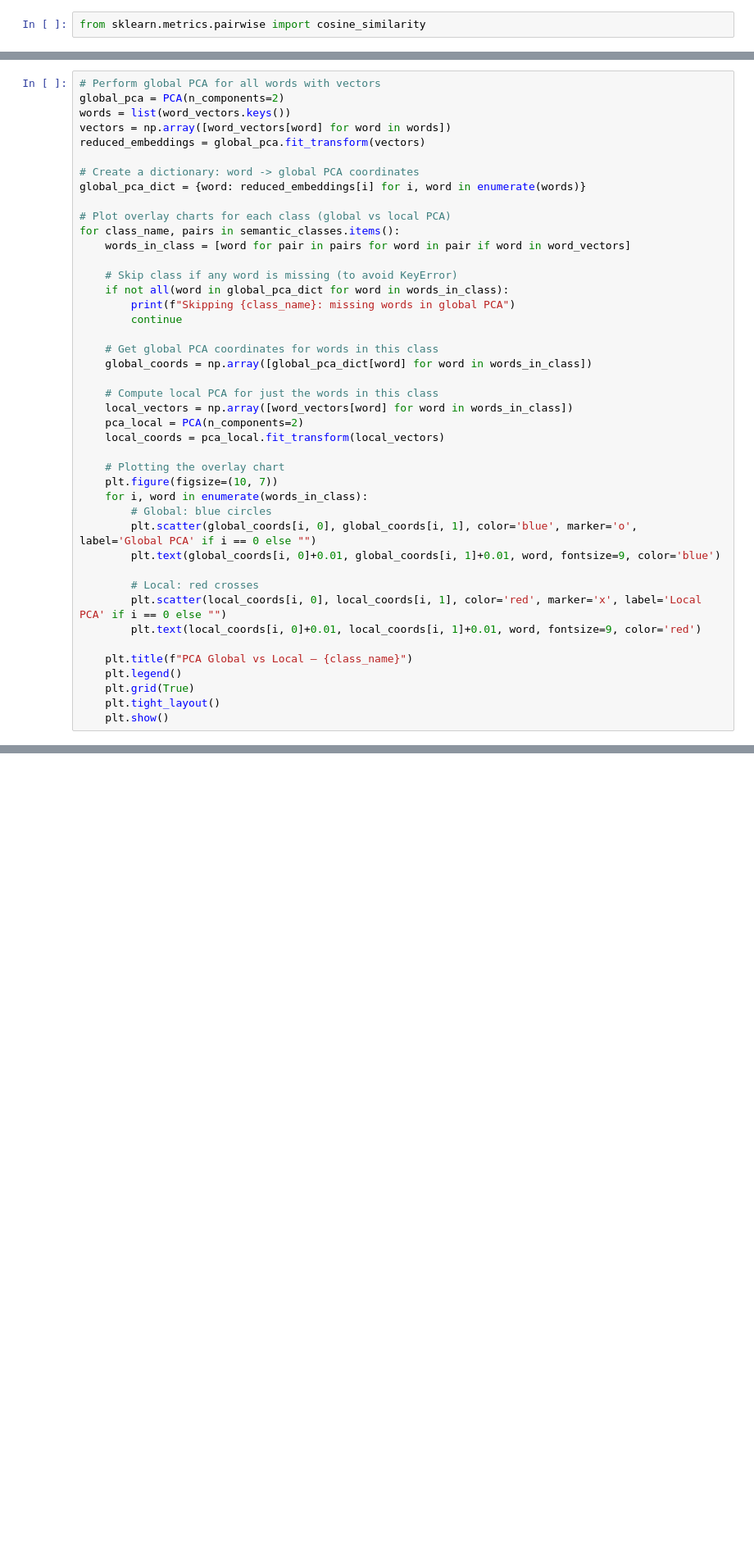
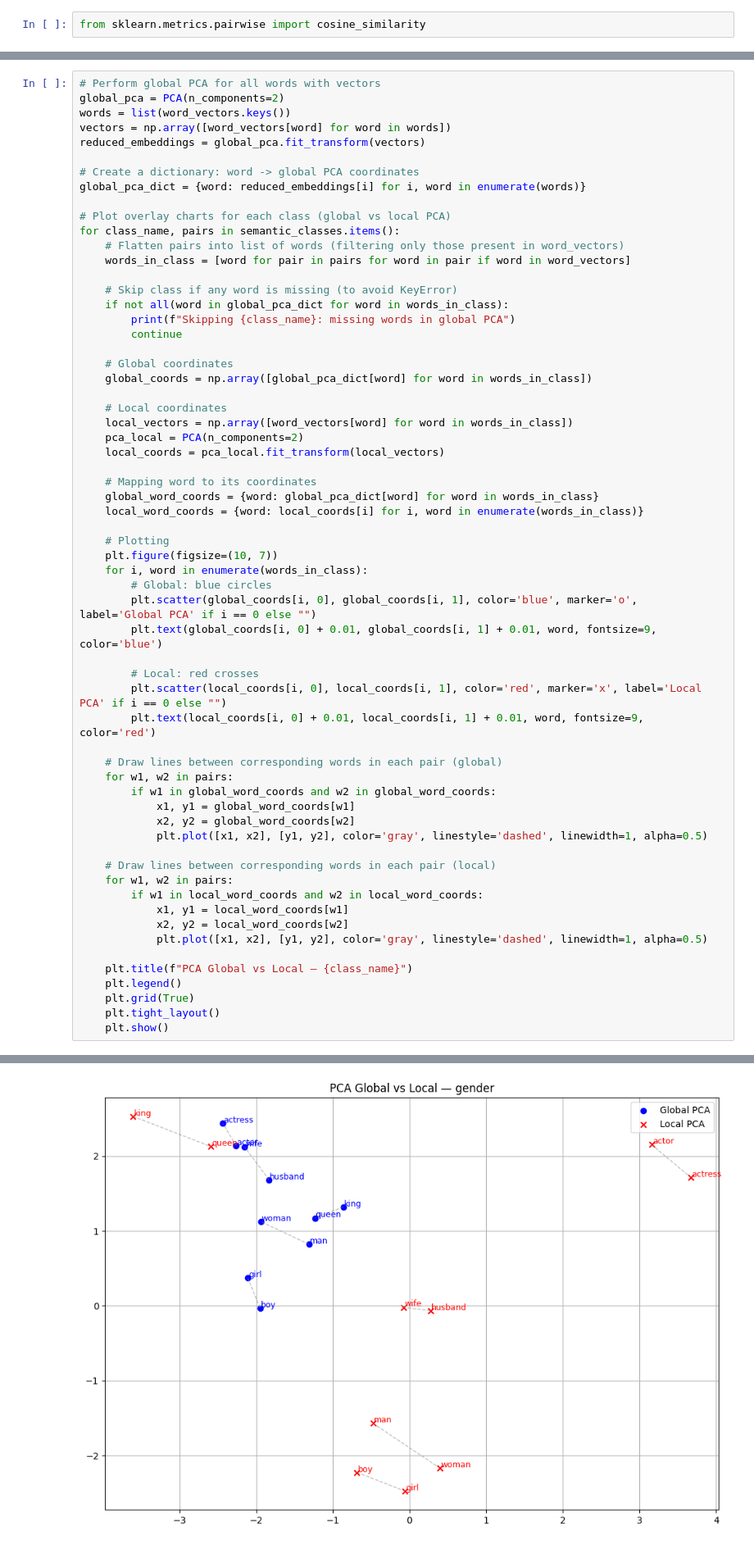
Before and after one commit to TrzeciakPiotr2300/Uczenie_Maszynowe_2025, a Jupyter notebook: HW_lab12.ipynb, the cells around one changed output, grey strips where cells are left out. Shown at 82% size. Drawn from its saved outputs; the diff is of its cells as text; blank space fills up the shorter version.

```diff
--- a/HW_lab12.ipynb
+++ b/HW_lab12.ipynb
@@ -217,6 +274,7 @@ global_pca_dict = {word: reduced_embeddings[i] for i, word in enumerate(words)}
 
 # Plot overlay charts for each class (global vs local PCA)
 for class_name, pairs in semantic_classes.items():
+    # Flatten pairs into list of words (filtering only those present in word_vectors)
     words_in_class = [word for pair in pairs for word in pair if word in word_vectors]
 
     # Skip class if any word is missing (to avoid KeyError)
@@ -224,24 +282,42 @@ for class_name, pairs in semantic_classes.items():
         print(f"Skipping {class_name}: missing words in global PCA")
         continue
 
-    # Get global PCA coordinates for words in this class
+    # Global coordinates
     global_coords = np.array([global_pca_dict[word] for word in words_in_class])
 
-    # Compute local PCA for just the words in this class
+    # Local coordinates
     local_vectors = np.array([word_vectors[word] for word in words_in_class])
     pca_local = PCA(n_components=2)
     local_coords = pca_local.fit_transform(local_vectors)
 
-    # Plotting the overlay chart
+    # Mapping word to its coordinates
+    global_word_coords = {word: global_pca_dict[word] for word in words_in_class}
+    local_word_coords = {word: local_coords[i] for i, word in enumerate(words_in_class)}
+
+    # Plotting
     plt.figure(figsize=(10, 7))
     for i, word in enumerate(words_in_class):
         # Global: blue circles
         plt.scatter(global_coords[i, 0], global_coords[i, 1], color='blue', marker='o', label='Global PCA' if i == 0 else "")
-        plt.text(global_coords[i, 0]+0.01, global_coords[i, 1]+0.01, word, fontsize=9, color='blue')
+        plt.text(global_coords[i, 0] + 0.01, global_coords[i, 1] + 0.01, word, fontsize=9, color='blue')
 
         # Local: red crosses
         plt.scatter(local_coords[i, 0], local_coords[i, 1], color='red', marker='x', label='Local PCA' if i == 0 else "")
-        plt.text(local_coords[i, 0]+0.01, local_coords[i, 1]+0.01, word, fontsize=9, color='red')
+        plt.text(local_coords[i, 0] + 0.01, local_coords[i, 1] + 0.01, word, fontsize=9, color='red')
+
+    # Draw lines between corresponding words in each pair (global)
+    for w1, w2 in pairs:
+        if w1 in global_word_coords and w2 in global_word_coords:
+            x1, y1 = global_word_coords[w1]
+            x2, y2 = global_word_coords[w2]
+            plt.plot([x1, x2], [y1, y2], color='gray', linestyle='dashed', linewidth=1, alpha=0.5)
+
+    # Draw lines between corresponding words in each pair (local)
+    for w1, w2 in pairs:
+        if w1 in local_word_coords and w2 in local_word_coords:
+            x1, y1 = local_word_coords[w1]
+            x2, y2 = local_word_coords[w2]
+            plt.plot([x1, x2], [y1, y2], color='gray', linestyle='dashed', linewidth=1, alpha=0.5)
 
     plt.title(f"PCA Global vs Local — {class_name}")
     plt.legend()
@@ -252,0 +328 @@ NameError: name 'reduced_embeddings' is not defined
+[figure, added]
```
Also changed, not shown: parts of 26 cells of this notebook.
